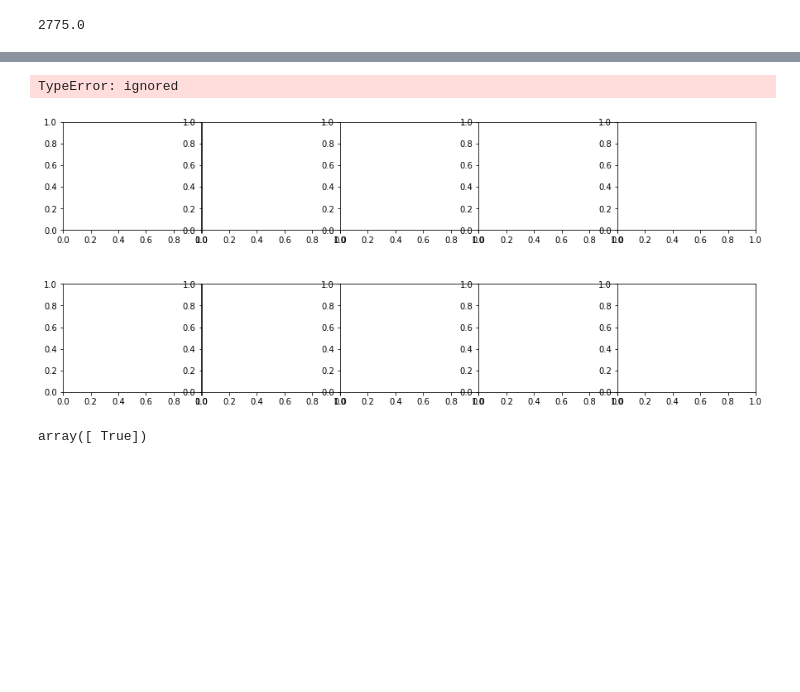
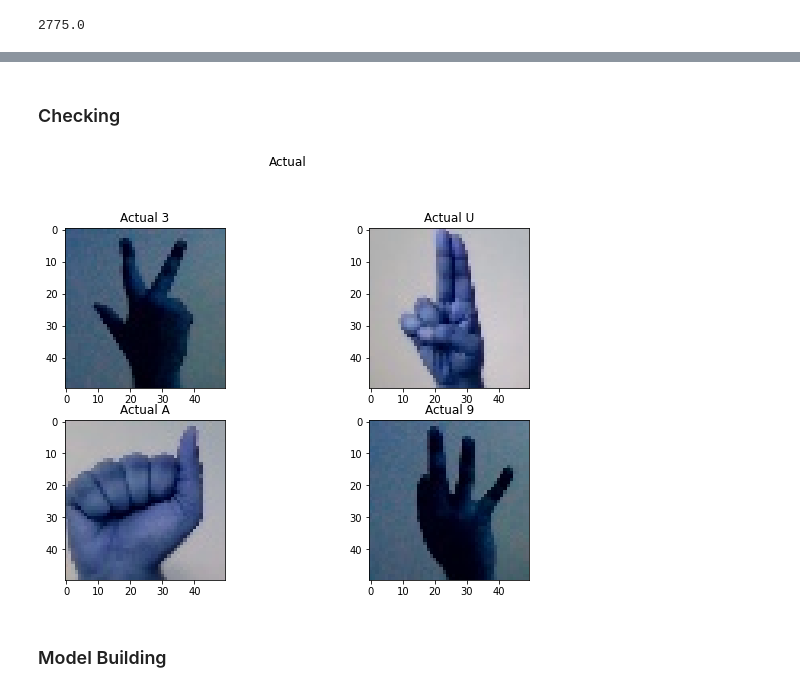
Before and after one commit to nithiyav/Sign-Language-Recognition, a Jupyter notebook: Sign Language Prediction.ipynb, the cells around one changed output, grey strips where cells are left out. Drawn from its saved outputs; the diff is of its cells as text; code cells hidden in the pictures; blank space fills up the shorter version.

```diff
--- a/Sign Language Prediction.ipynb
+++ b/Sign Language Prediction.ipynb
@@ -46,5 +47,5 @@ plt.imshow(plt.imread("/content/Gesture Image Data/6/1.jpg"))
 # %% [markdown]
 ### Load all the Images
 # %%
-uniq_labels = sorted(os.listdir('/content/Gesture Image Pre-Processed Data'))
+uniq_labels = sorted(os.listdir('/content/Gesture Image Data'))
 # %%
@@ -62,6 +79,8 @@ def load_dataset(directory):
     for file in os.listdir(directory+label):
       filepath = directory+label+"/"+file
       img = cv2.resize(cv2.imread(filepath),(50,50))
+      img = img /255
+
       images.append(img)
       labels.append(idx)
 
@@ -95,2 +111,0 @@ array([1., 0., 0., 0., 0., 0., 0., 0., 0., 0., 0., 0., 0., 0., 0., 0., 0.,
-# %%
-X = X / 255.0
@@ -134,13 +125,0 @@ np.argmax(y_test[100])
-# %%
-fig, axs = plt.subplots(2,5, figsize=(15, 6), facecolor='w', edgecolor='k')
-fig.subplots_adjust(hspace = .5, wspace=.001)
-axs = axs.ravel()
-
-for i in range(10):
-
-  num = random.randint(0, 2775)
-  axs[i].contourf(X_test[num])
-  axs[i].set_title(np.argmax(y_test[num]))
-# %% [output]
-TypeError: ignored
-[figure, removed]
@@ -151,4 +126,26 @@ b = np.asarray([1])
-# %%
- a == b
-# %% [output]
-array([ True])
+# %% [markdown]
+### Checking
+# %%
+plt.figure(figsize = (10,10))
+plt.subplot(3, 2, 1)
+plt.imshow(X_test[200])
+plt.title("Actual " + str(uniq_labels[np.argmax(y_test[200])]))
+
+plt.subplot(3, 2, 2)
+plt.imshow(X_test[2000])
+plt.title("Actual "+ str(uniq_labels[np.argmax(y_test[2000])]))
+
+plt.subplot(3, 2, 3)
+plt.imshow(X_test[300])
+plt.title("Actual "+ str(uniq_labels[np.argmax(y_test[300])]))
+
+plt.subplot(3, 2, 4)
+plt.imshow(X_test[350])
+plt.title("Actual "+ str(uniq_labels[np.argmax(y_test[350])]))
+
+plt.suptitle("Actual")
+plt.show()
+# %% [output]
+[figure, added]
+# %% [markdown]
+### Model Building
```
Also changed, not shown: parts of 25 cells of this notebook.
